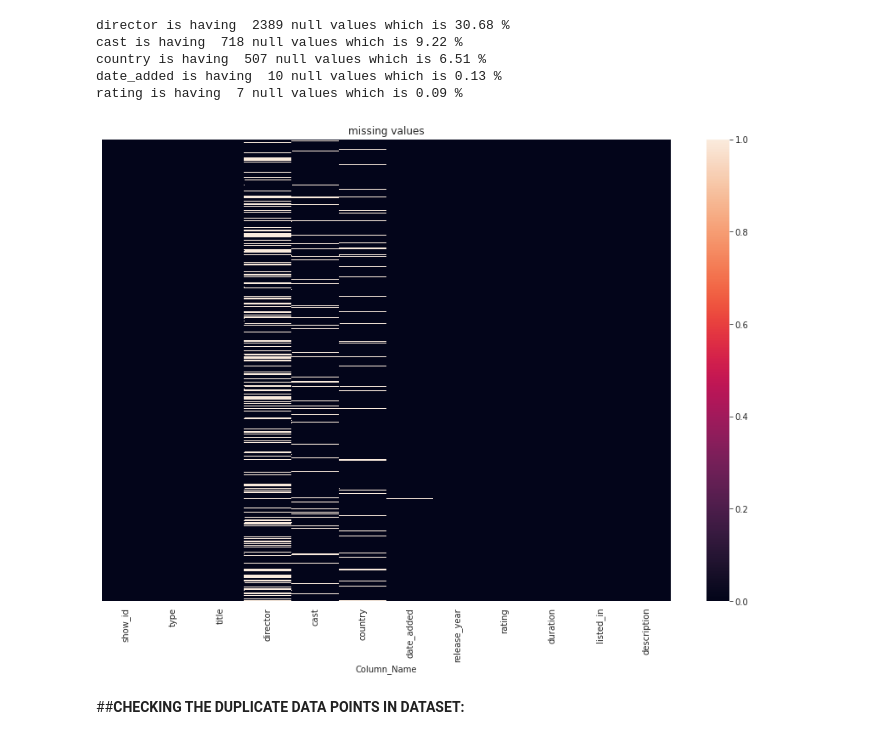
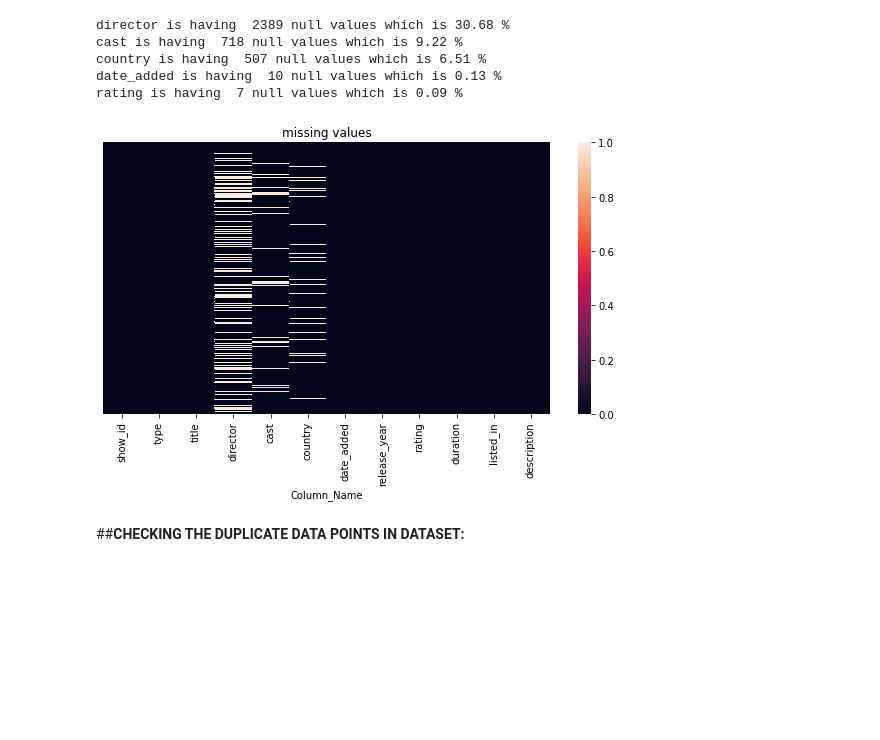
Before and after one commit to ajit04022000/Netflix-mobiles-and-Tv-show, a Jupyter notebook: NETFLIX_MOVIES_AND_TV_SHOWS_CLUSTERING.ipynb, the cells around one changed output. Saved outputs shown, nothing was run; the diff lists cells and outputs as text; code cells hidden in the pictures; blank space fills up the shorter version.

```diff
--- a/NETFLIX_MOVIES_AND_TV_SHOWS_CLUSTERING.ipynb
+++ b/NETFLIX_MOVIES_AND_TV_SHOWS_CLUSTERING.ipynb
@@ -320,13 +418,13 @@ date_added is having  10 null values which is 0.13 %
 rating is having  7 null values which is 0.09 %
 # %%
 # ploting a heat map to know the null value
-plt.figure(figsize=(15, 10))
+plt.figure(figsize=(10, 5))
 sns.heatmap(data.isnull(), yticklabels=False)
 plt.xlabel("Column_Name")
 plt.title("missing values")
 plt.show()
 # %% [output]
-[figure, old version]
+[figure, new version]
 # %% [markdown]
 ##<B>CHECKING THE DUPLICATE DATA POINTS IN DATASET:
 # %%
```
Also changed, not shown: parts of 38 cells of this notebook.
